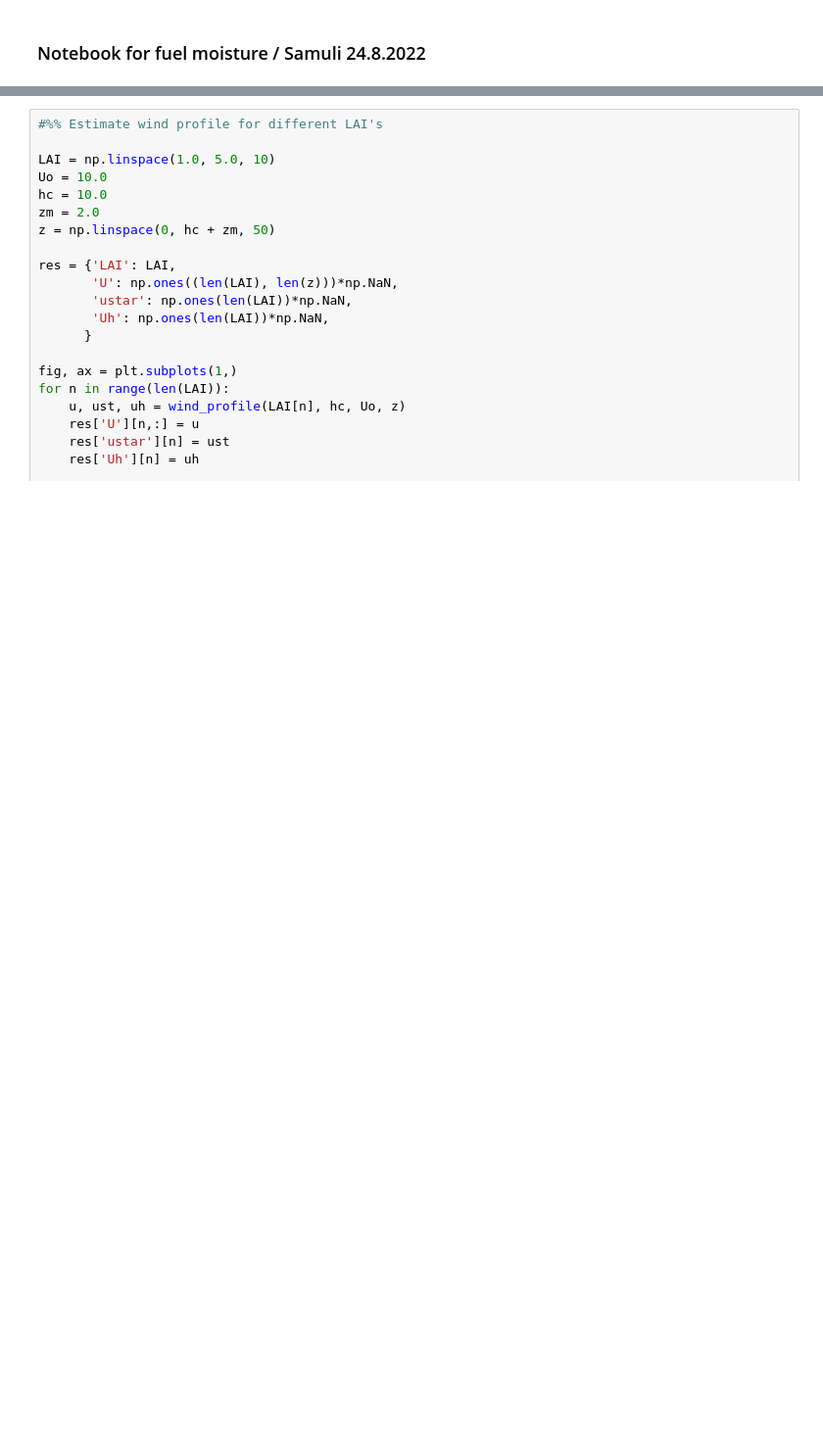
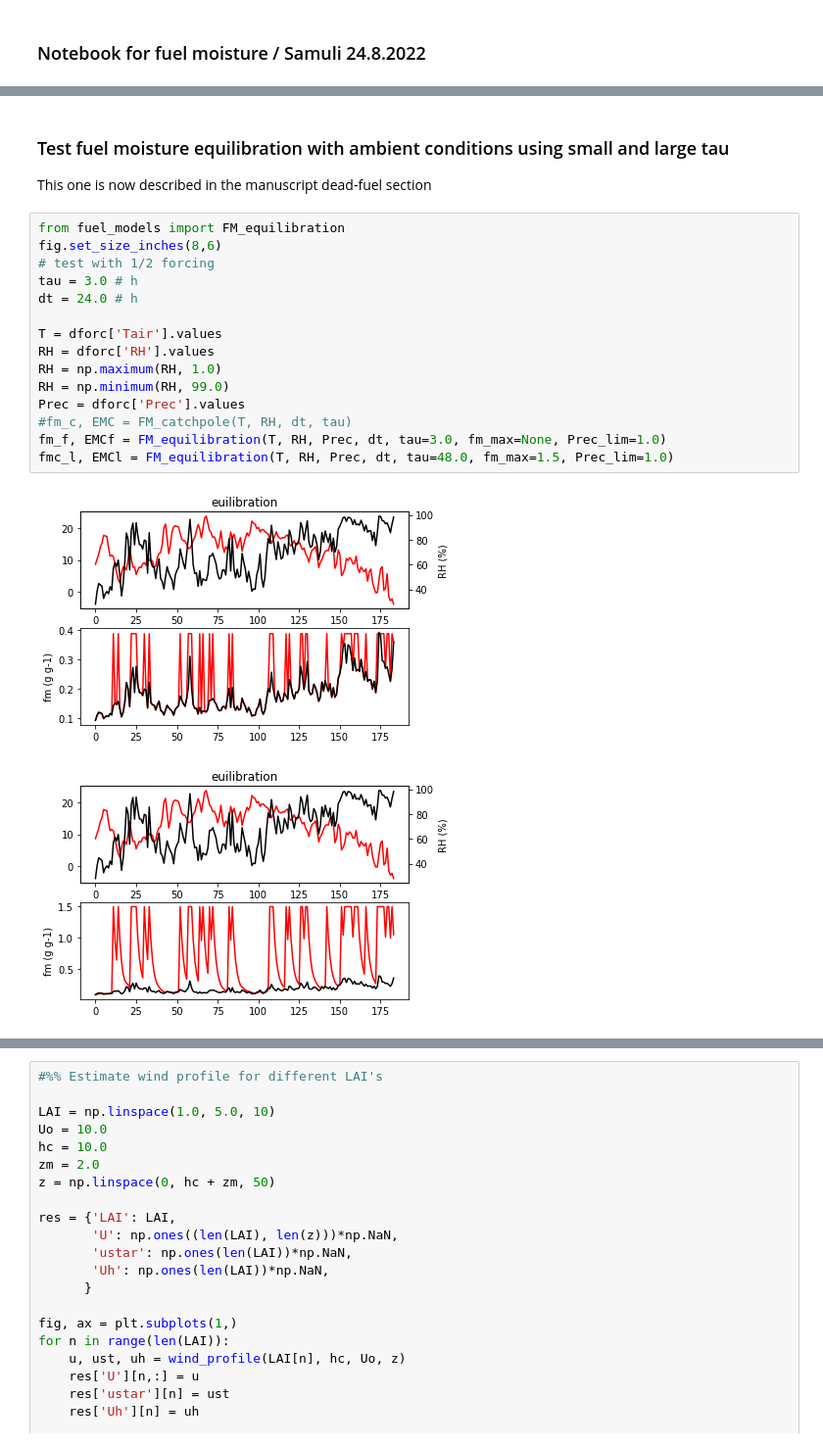
Before and after one commit to slauniainen/FuelMoisture, a Jupyter notebook: FuelMoisture_notes.ipynb, the cells around one changed output, grey strips where cells are left out. Shown at 98% size. Saved outputs shown, nothing was run; the diff lists cells and outputs as text; blank space fills up the shorter version.

```diff
--- a/FuelMoisture_notes.ipynb
+++ b/FuelMoisture_notes.ipynb
@@ -7,0 +32,22 @@ import matplotlib.pyplot as plt
+# %% [markdown]
+### Test fuel moisture equilibration with ambient conditions using small and large tau
+
+This one is now described in the manuscript dead-fuel section
+# %%
+from fuel_models import FM_equilibration
+fig.set_size_inches(8,6)
+# test with 1/2 forcing
+tau = 3.0 # h
+dt = 24.0 # h
+
+T = dforc['Tair'].values
+RH = dforc['RH'].values
+RH = np.maximum(RH, 1.0)
+RH = np.minimum(RH, 99.0)
+Prec = dforc['Prec'].values
+#fm_c, EMC = FM_catchpole(T, RH, dt, tau)
+fm_f, EMCf = FM_equilibration(T, RH, Prec, dt, tau=3.0, fm_max=None, Prec_lim=1.0)
+fmc_l, EMCl = FM_equilibration(T, RH, Prec, dt, tau=48.0, fm_max=1.5, Prec_lim=1.0)
+# %% [output]
+[figure, added]
+[figure, added]
```
Also changed, not shown: parts of 15 cells of this notebook, 39 other files.
